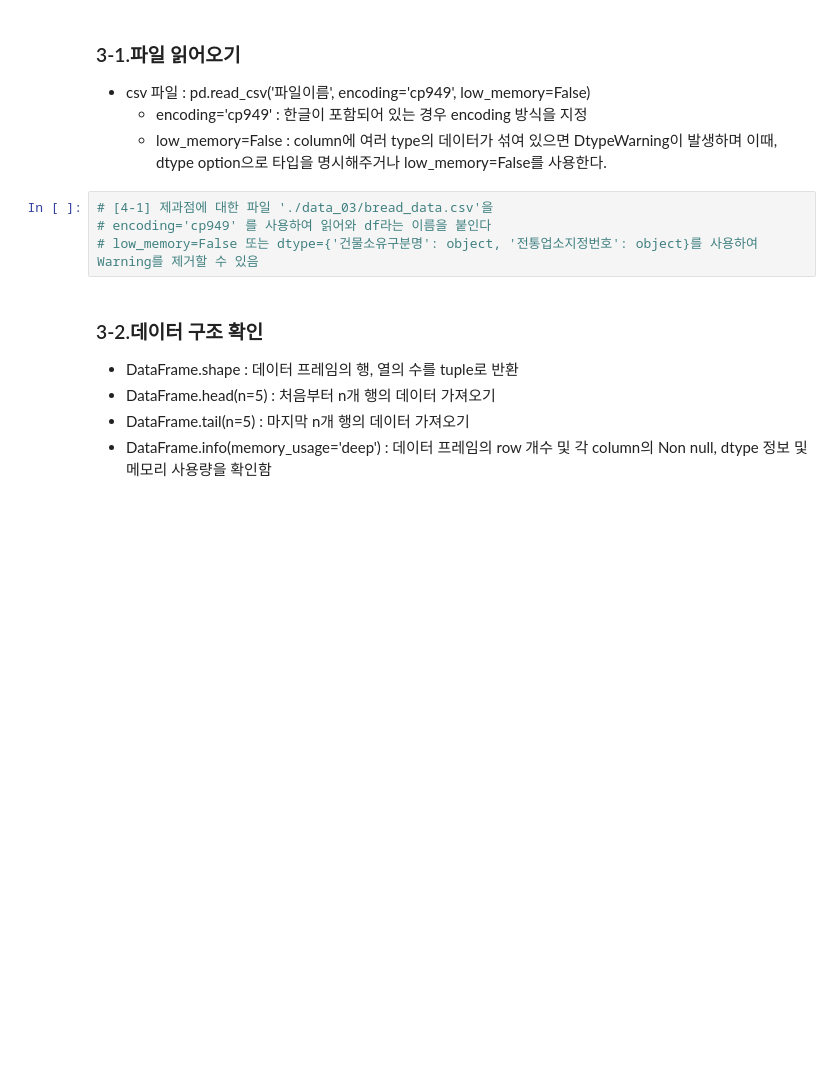
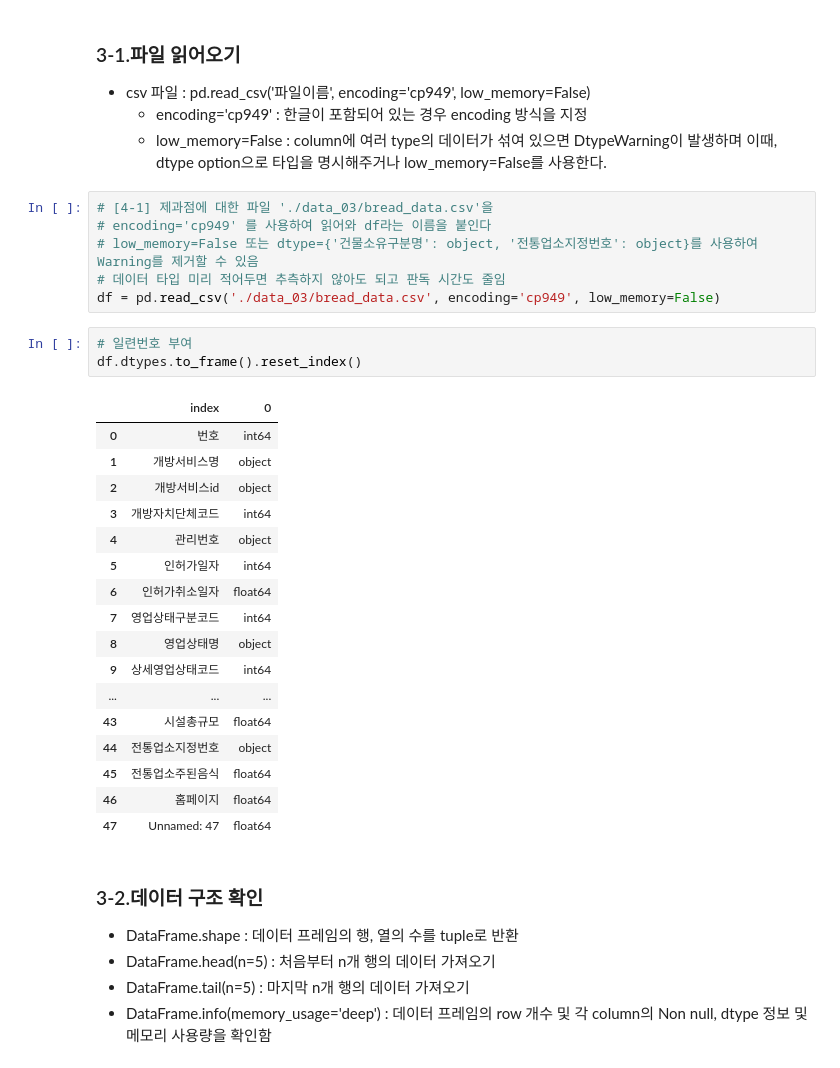
Before and after one commit to localtic/bigdata, a Jupyter notebook: [pandas_04]_제과점_서울_어디에_오픈할까_LAB.ipynb, the cells around one changed output. Saved outputs shown, nothing was run; the diff lists cells and outputs as text; blank space fills up the shorter version.

```diff
--- a/[pandas_04]_제과점_서울_어디에_오픈할까_LAB.ipynb
+++ b/[pandas_04]_제과점_서울_어디에_오픈할까_LAB.ipynb
@@ -85,6 +85,29 @@ import seaborn as sns
 # [4-1] 제과점에 대한 파일 './data_03/bread_data.csv'을
 # encoding='cp949' 를 사용하여 읽어와 df라는 이름을 붙인다
 # low_memory=False 또는 dtype={'건물소유구분명': object, '전통업소지정번호': object}를 사용하여 Warning를 제거할 수 있음
+# 데이터 타입 미리 적어두면 추측하지 않아도 되고 판독 시간도 줄임
+df = pd.read_csv('./data_03/bread_data.csv', encoding='cp949', low_memory=False)
+# %%
+# 일련번호 부여
+df.dtypes.to_frame().reset_index()
+# %% [output]
+|  | index | 0 |
+| 0 | 번호 | int64 |
+| 1 | 개방서비스명 | object |
+| 2 | 개방서비스id | object |
+| 3 | 개방자치단체코드 | int64 |
+| 4 | 관리번호 | object |
+| 5 | 인허가일자 | int64 |
+| 6 | 인허가취소일자 | float64 |
+| 7 | 영업상태구분코드 | int64 |
+| 8 | 영업상태명 | object |
+| 9 | 상세영업상태코드 | int64 |
+| ... | ... | ... |
+| 43 | 시설총규모 | float64 |
+| 44 | 전통업소지정번호 | object |
+| 45 | 전통업소주된음식 | float64 |
+| 46 | 홈페이지 | float64 |
+| 47 | Unnamed: 47 | float64 |
 # %% [markdown]
 ### 3-2.데이터 구조 확인
 - DataFrame.shape : 데이터 프레임의 행, 열의 수를 tuple로 반환
```
Also changed, not shown: parts of 13 cells of this notebook.
